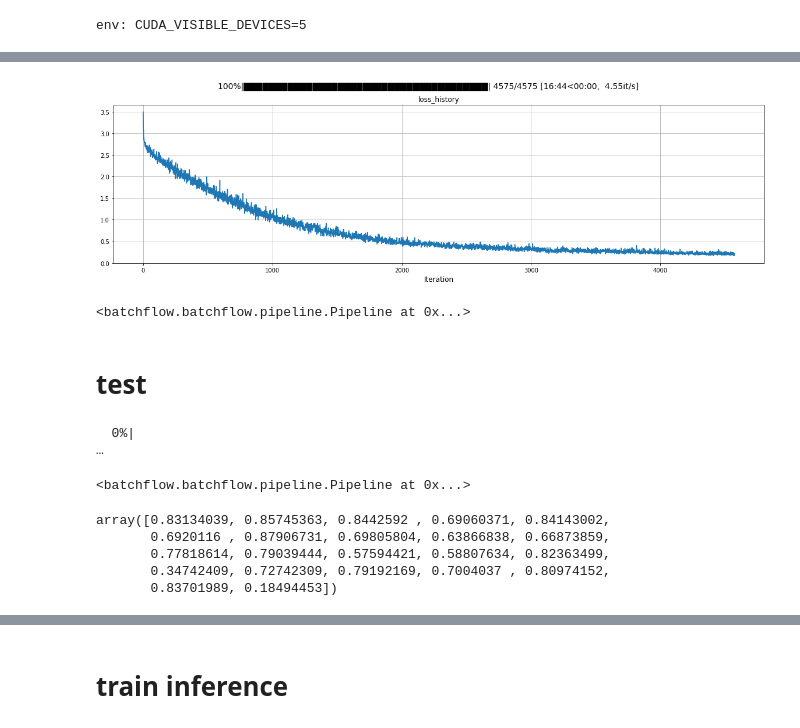
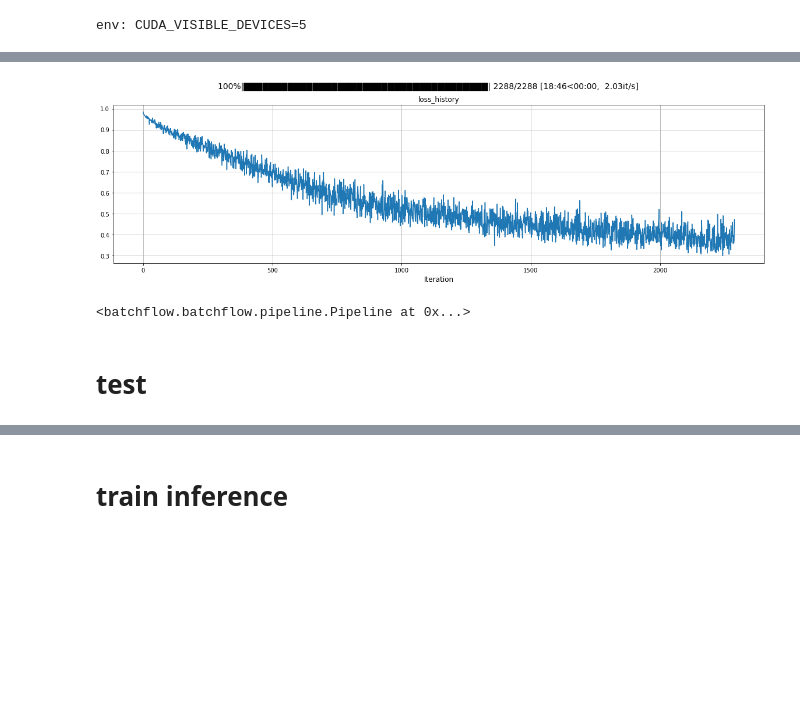
Before and after one commit to RisaMagpie/neuronets, a Jupyter notebook: pascal train/bf_DeepLab_pascal-Copy4.ipynb, the cells around one changed output, grey strips where cells are left out. Cells and saved outputs as stored; diff of their text form; code cells hidden in the pictures; blank space fills up the shorter version.

```diff
--- a/pascal train/bf_DeepLab_pascal-Copy4.ipynb
+++ b/pascal train/bf_DeepLab_pascal-Copy4.ipynb
@@ -79,20 +85,21 @@ model_config = {
     },
 
     'head':{
-        'layout': 'b cn',#a ',
+        'layout': 'b cn',
         'scale_factor': 2,
         'filters': num_classes,
-        #'activation': 'softmax'
     },
 
-    'loss': 'ce',
+    'loss': Dice(),
     'optimizer': 'Adam'
 }
 # %%
+num_classes = 22
+
 def process_mask(x):
     """ Background label is 255 and must be transformed to 21
     to make labels sequential. """
-    x = np.squeeze(x)
+#     x = np.squeeze(x)
     np.place(x, x==255, 21)
     return x
 
@@ -100,6 +107,16 @@ train_pipeline = (dataset.train.p
     .init_variable('loss_history', [])
     .init_model('dynamic', EncoderDecoder, 'model', config=model_config)
     .resize(size=IMAGE_SHAPE, src=['images', 'labels'], dst=['images', 'labels'])
+    .cutout(origin=P(R('uniform', 1-1e-8, size=2)),
+            shape = P(R('randint', 40, size=2)),
+            color = (0, 0, 0),
+            src=['images', 'labels'],
+            dst=['images', 'labels'],
+            p=0.3)
+    .rotate(angle=P(R('uniform', -30, 30)),
+            src=['images', 'labels'],
+            dst=['images', 'labels'],
+            p=0.3)
     .to_array(channels='first', src=['images', 'labels'], dst=['images', 'labels'])
     .process_mask(B('labels'), save_to=B('labels'))
     .train_model('model', B('images'), B('labels'),
@@ -108,9 +141,9 @@ train_pipeline = (dataset.train.p
 # %%
-train_pipeline.run(32, n_epochs=100, shuffle=True,
+train_pipeline.run(64, n_epochs=100, shuffle=True,
                    bar={'bar': 'n', 'frequency': 10,
                         'graphs': 'loss_history'})
 # %% [output]
-[figure, old version]
+[figure, new version]
 <batchflow.batchflow.pipeline.Pipeline at 0x...>
 # %% [markdown]
 # test
@@ -130,19 +163,10 @@ pipeline = (dataset.test.p
             )
 # %%
 pipeline.run(32, drop_last=False, bar='n')
-# %% [output]
-  0%|                                                                                                         …
-<batchflow.batchflow.pipeline.Pipeline at 0x...>
 # %%
 f1_scores = pipeline.v('metrics').evaluate('f1_score', agg='mean', multiclass=None)
 # %%
 f1_scores
-# %% [output]
-array([0.83134039, 0.85745363, 0.8442592 , 0.69060371, 0.84143002,
-       0.6920116 , 0.87906731, 0.69805804, 0.63866838, 0.66873859,
-       0.77818614, 0.79039444, 0.57594421, 0.58807634, 0.82363499,
-       0.34742409, 0.72742309, 0.79192169, 0.7004037 , 0.80974152,
-       0.83701989, 0.18494453])
 # %%
 f1_scores = pipeline.v('metrics').evaluate('f1_score', agg='mean', multiclass=None)
 # %%
```
Also changed, not shown: parts of 10 cells of this notebook.
